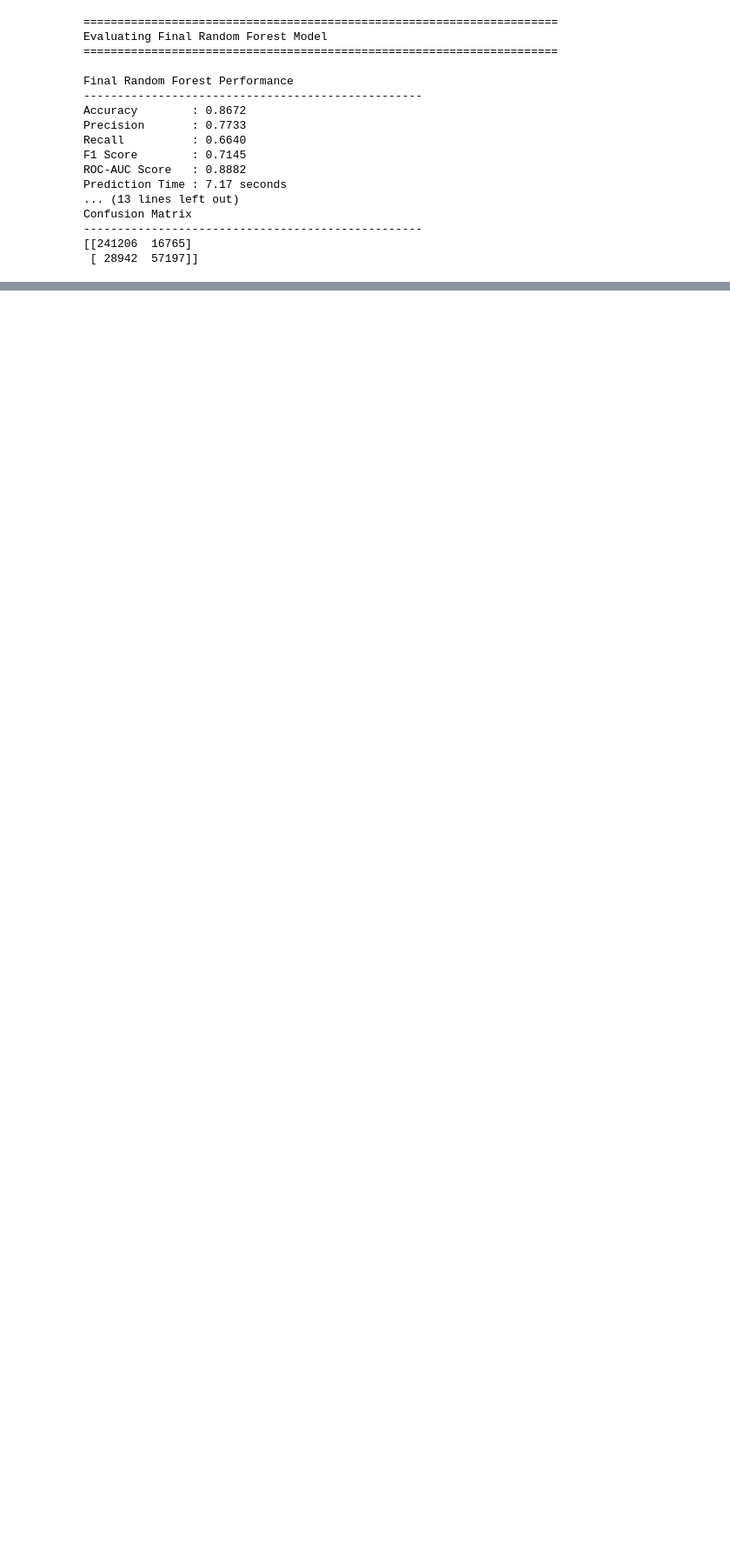
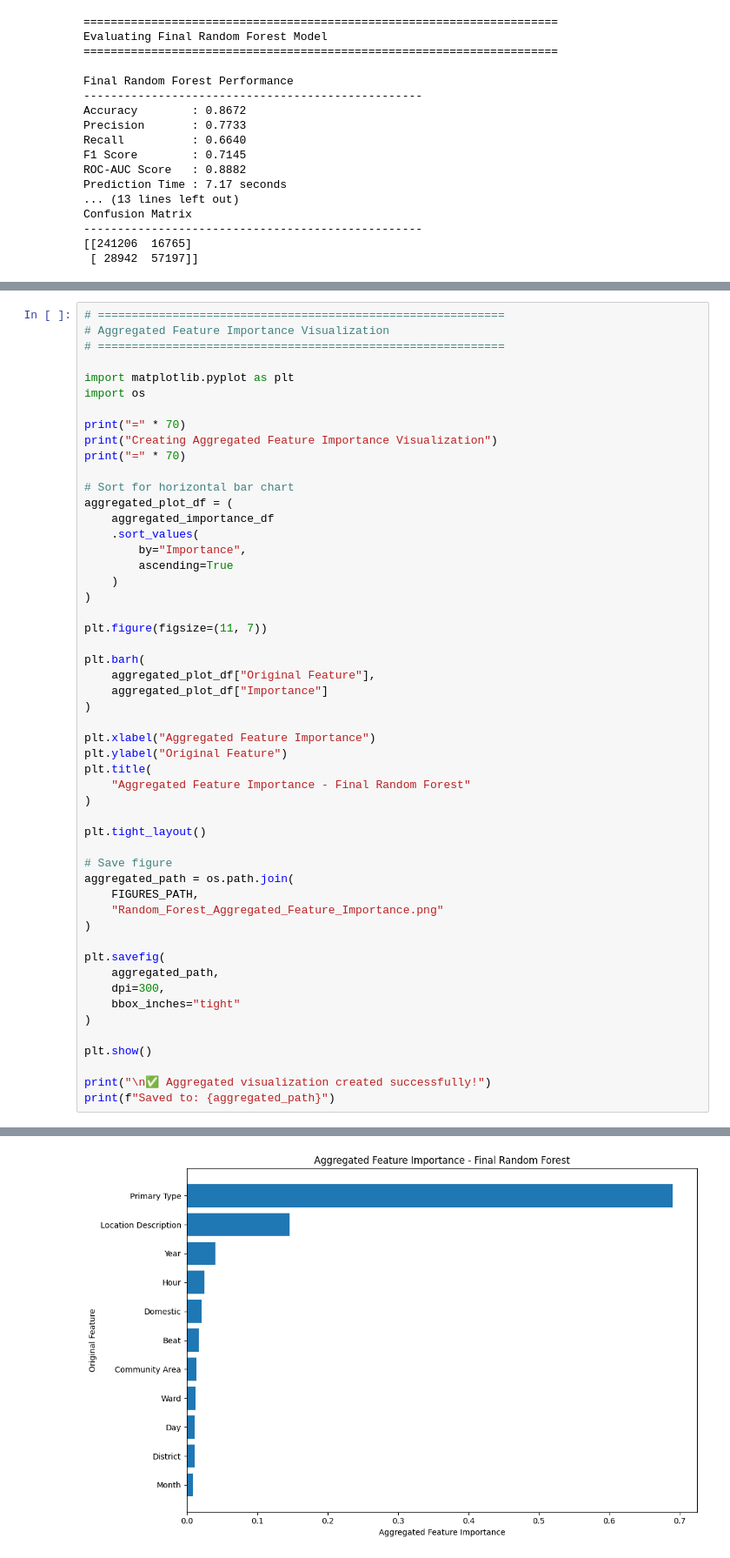
Before and after one commit to arnavon2005/Army_Provost_ML_Project, a Jupyter notebook: 05_Machine_Learning_Modeling.ipynb, the cells around one changed output, grey strips where cells are left out. Shown at 87% size. Cells and saved outputs as stored; diff of their text form; blank space fills up the shorter version.

```diff
--- a/05_Machine_Learning_Modeling.ipynb
+++ b/05_Machine_Learning_Modeling.ipynb
@@ -2251,0 +2525,53 @@ Confusion Matrix
+# %%
+# ============================================================
+# Aggregated Feature Importance Visualization
+# ============================================================
+
+import matplotlib.pyplot as plt
+import os
+
+print("=" * 70)
+print("Creating Aggregated Feature Importance Visualization")
+print("=" * 70)
+
+# Sort for horizontal bar chart
+aggregated_plot_df = (
+    aggregated_importance_df
+    .sort_values(
+        by="Importance",
+        ascending=True
+    )
+)
+
+plt.figure(figsize=(11, 7))
+
+plt.barh(
+    aggregated_plot_df["Original Feature"],
+    aggregated_plot_df["Importance"]
+)
+
+plt.xlabel("Aggregated Feature Importance")
+plt.ylabel("Original Feature")
+plt.title(
+    "Aggregated Feature Importance - Final Random Forest"
+)
+
+plt.tight_layout()
+
+# Save figure
+aggregated_path = os.path.join(
+    FIGURES_PATH,
+    "Random_Forest_Aggregated_Feature_Importance.png"
+)
+
+plt.savefig(
+    aggregated_path,
+    dpi=300,
+    bbox_inches="tight"
+)
+
+plt.show()
+
+print("\n✅ Aggregated visualization created successfully!")
+print(f"Saved to: {aggregated_path}")
+# %% [output]
@@ -2251,0 +2581 @@ Confusion Matrix
+[figure, added]
```
Also changed, not shown: parts of 8 cells of this notebook.
